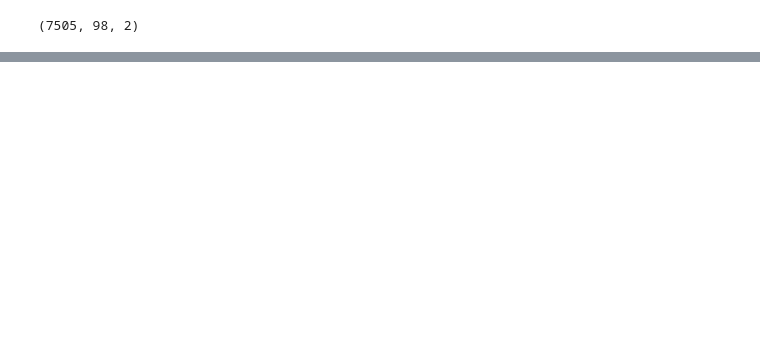
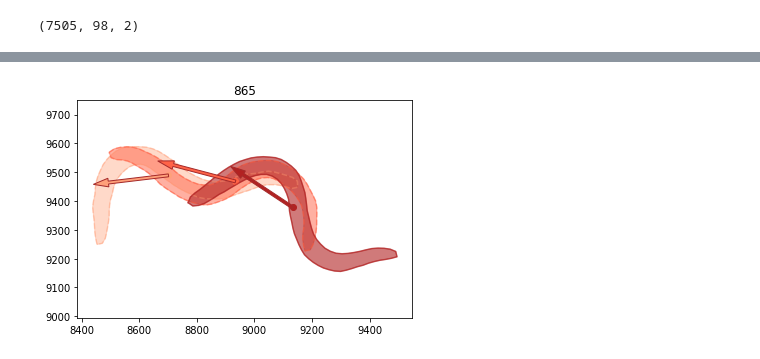
Before and after one commit to ver228/tierpsy-features, a Jupyter notebook: notebooks/Diagrams.ipynb, the cells around one changed output, grey strips where cells are left out. Drawn from its saved outputs; the diff is of its cells as text; code cells hidden in the pictures; blank space fills up the shorter version.

```diff
--- a/notebooks/Diagrams.ipynb
+++ b/notebooks/Diagrams.ipynb
@@ -196,0 +410,39 @@ for eig_w in eigen_worms:
+# %%
+from matplotlib import patches
+from tierpsy_features.velocities import get_velocity, get_relative_velocities, animate_velocity, \
+_h_segment_position, _h_get_velocity
+
+d_r = (0, skeletons.shape[0])
+ini_t = d_r[0]
+fin_t = d_r[1]
+
+coords, orientation_v = _h_segment_position(skeletons, partition = 'body')
+
+for ini_t in [815]:#range(0, 1000, 50):
+    delT = 25
+
+
+    cols = ('lightsalmon', 'tomato', 'firebrick')
+    marks = ('--', '--', '-')
+
+    fig, ax = plt.subplots()
+    for ii, t in enumerate([ini_t, ini_t + delT, ini_t + delT*2]):
+        c = cols[ii]
+        m = marks[ii]
+        skel = contours[t]
+
+        plt.fill(skel[:, 0], skel[:, 1], m, color = c, alpha= 0.4 + 0.1*ii)
+        plt.plot(skel[:, 0], skel[:, 1], m, color = c, alpha= 0.4 + 0.1*ii)
+        plt.plot(coords[t, 0], coords[t, 1], 'o', color = c)
+
+        arrow_size = orientation_v[t]/2
+        ini_arrow = coords[t]
+        orient_arrow = patches.Arrow(*ini_arrow, *arrow_size,  width=50, fc= c, ec='brown', alpha= 1)
+        orient_arrow.set_zorder(20 - ii)
+        ax.add_patch(orient_arrow)
+
+
+    plt.title(t)
+    plt.axis('equal')
+# %% [output]
+[figure, added]
```
Also changed, not shown: parts of 11 cells of this notebook, 1 other file.
